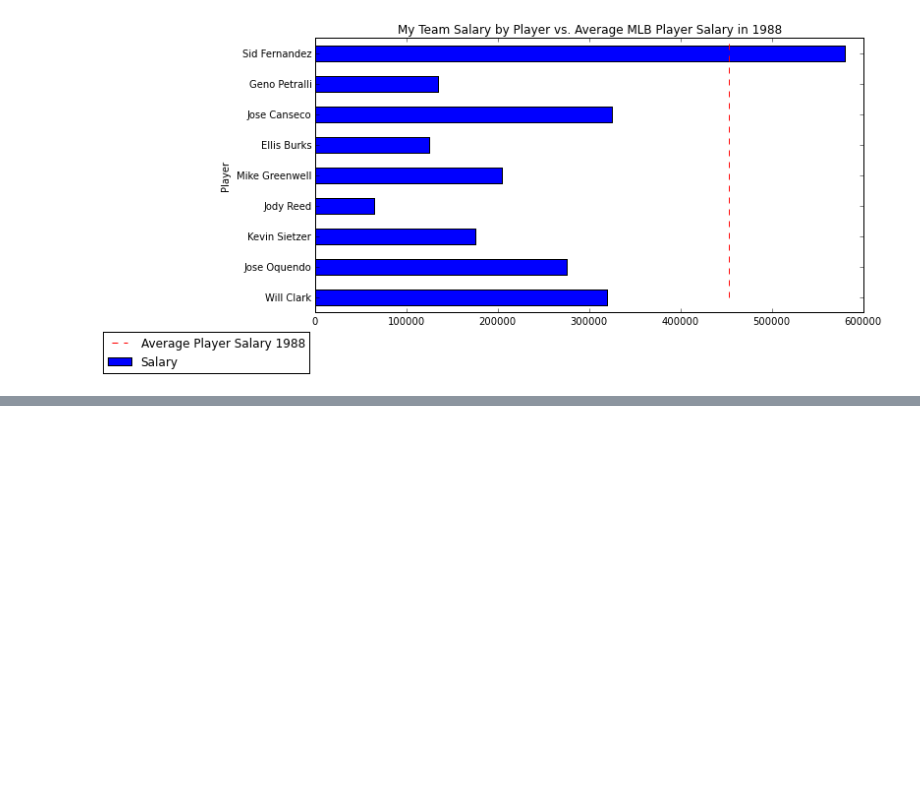
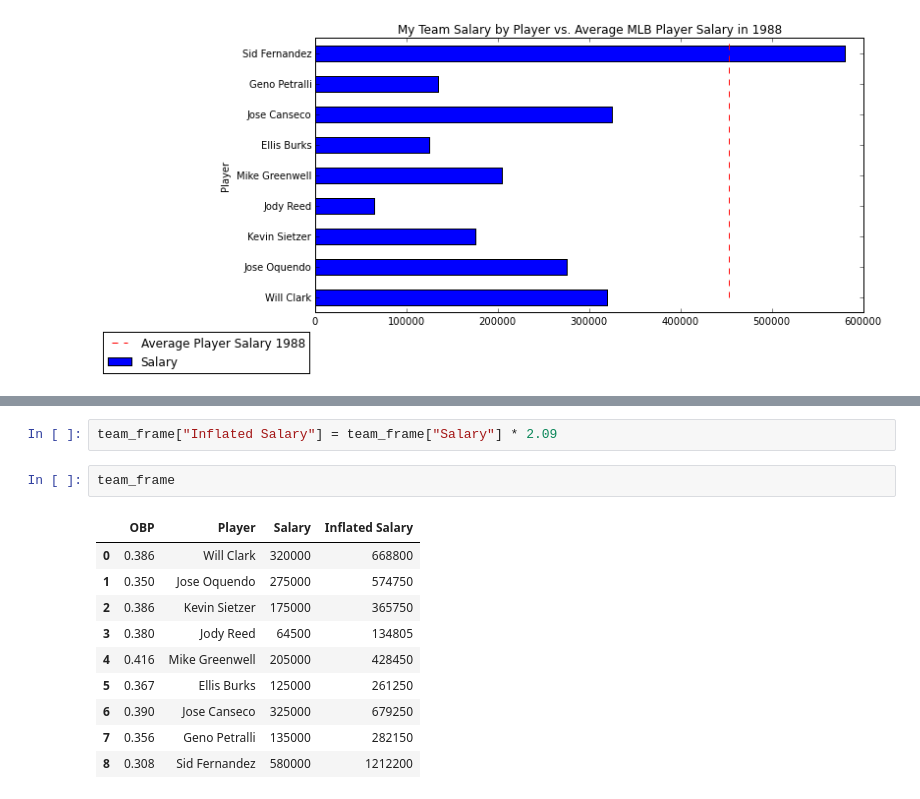
Before and after one commit to tiy-gvl-python-2015-09/moneyball, a Jupyter notebook: Moneyball.ipynb, the cells around one changed output, grey strips where cells are left out. Drawn from its saved outputs; the diff is of its cells as text; blank space fills up the shorter version.

```diff
--- a/Moneyball.ipynb
+++ b/Moneyball.ipynb
@@ -94,0 +116,15 @@ plt.show()
+# %%
+team_frame["Inflated Salary"] = team_frame["Salary"] * 2.09
+# %%
+team_frame
+# %% [output]
+|  | OBP | Player | Salary | Inflated Salary |
+| 0 | 0.386 | Will Clark | 320000 | 668800 |
+| 1 | 0.350 | Jose Oquendo | 275000 | 574750 |
+| 2 | 0.386 | Kevin Sietzer | 175000 | 365750 |
+| 3 | 0.380 | Jody Reed | 64500 | 134805 |
+| 4 | 0.416 | Mike Greenwell | 205000 | 428450 |
+| 5 | 0.367 | Ellis Burks | 125000 | 261250 |
+| 6 | 0.390 | Jose Canseco | 325000 | 679250 |
+| 7 | 0.356 | Geno Petralli | 135000 | 282150 |
+| 8 | 0.308 | Sid Fernandez | 580000 | 1212200 |
```
Also changed, not shown: parts of 10 cells of this notebook, 1 other file.
